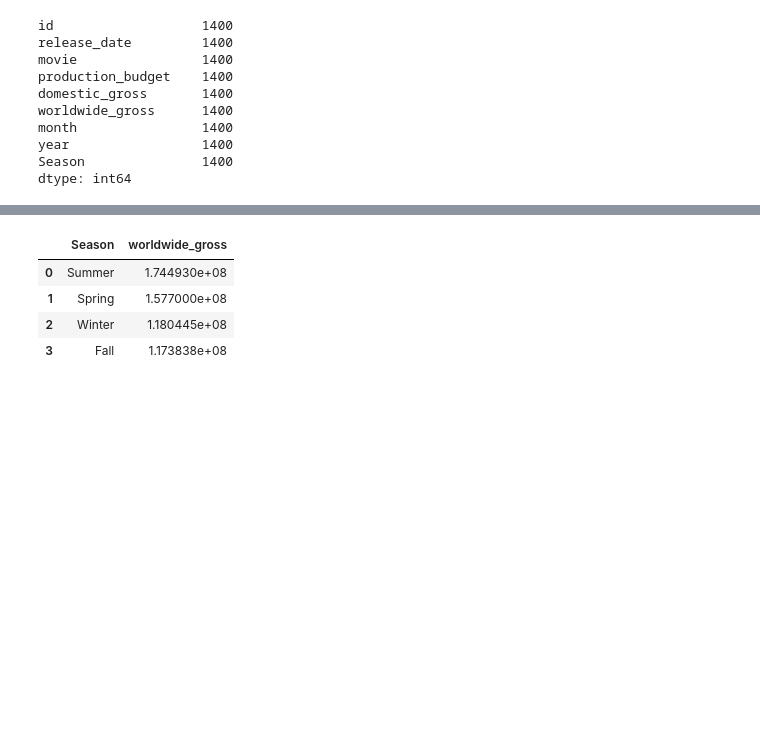
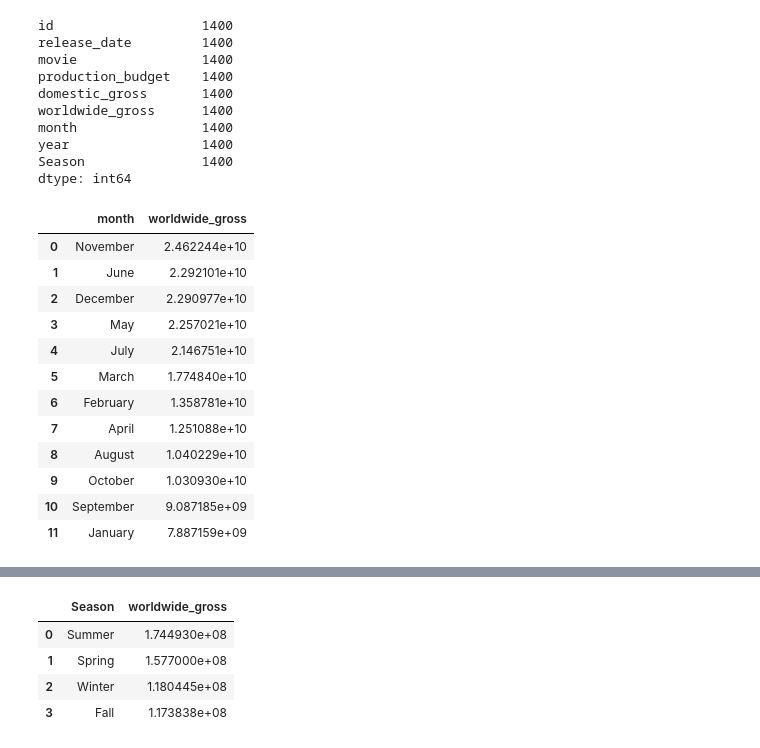
Before and after one commit to omunozsanchezdeloitte/Capstone---LPod-3, a Jupyter notebook: index.ipynb, the cells around one changed output, grey strips where cells are left out. Cells and saved outputs as stored; diff of their text form; code cells hidden in the pictures; blank space fills up the shorter version.

```diff
--- a/index.ipynb
+++ b/index.ipynb
@@ -361,3 +361,24 @@ month                1400
 year                 1400
 Season               1400
 dtype: int64
+# %%
+#This cell get the sum of all the gross grouped by month
+
+sum_gross = recent_movies.groupby('month')[['worldwide_gross']].sum().sort_values(by='worldwide_gross', ascending=False)
+sum_gross.index.name = "month"
+sum_gross.reset_index(inplace=True)
+sum_gross
+# %% [output]
+|  | month | worldwide_gross |
+| 0 | November | 2.462244e+10 |
+| 1 | June | 2.292101e+10 |
+| 2 | December | 2.290977e+10 |
+| 3 | May | 2.257021e+10 |
+| 4 | July | 2.146751e+10 |
+| 5 | March | 1.774840e+10 |
+| 6 | February | 1.358781e+10 |
+| 7 | April | 1.251088e+10 |
+| 8 | August | 1.040229e+10 |
+| 9 | October | 1.030930e+10 |
+| 10 | September | 9.087185e+09 |
+| 11 | January | 7.887159e+09 |
```
Also changed, not shown: parts of 6 cells of this notebook.
